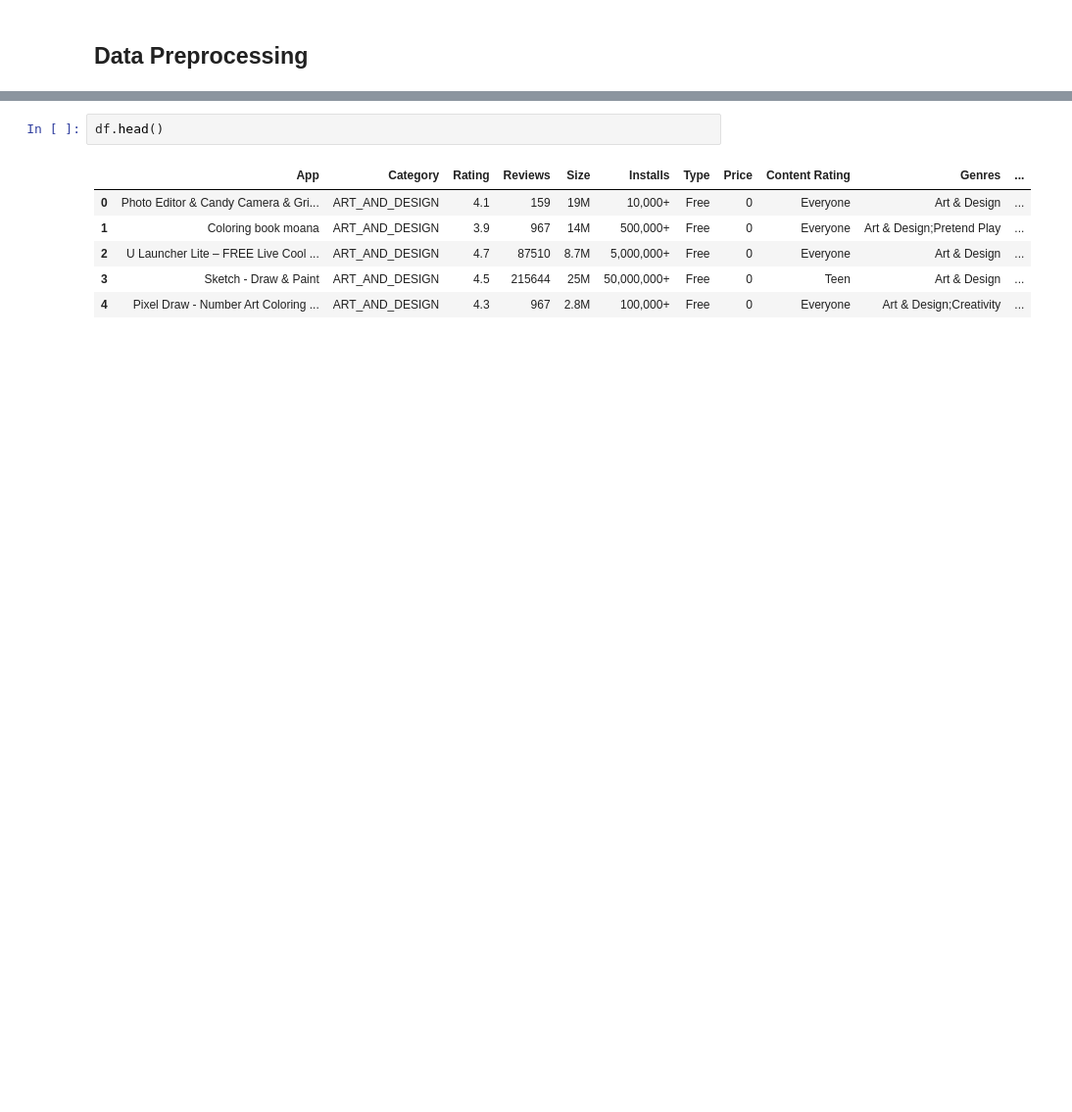
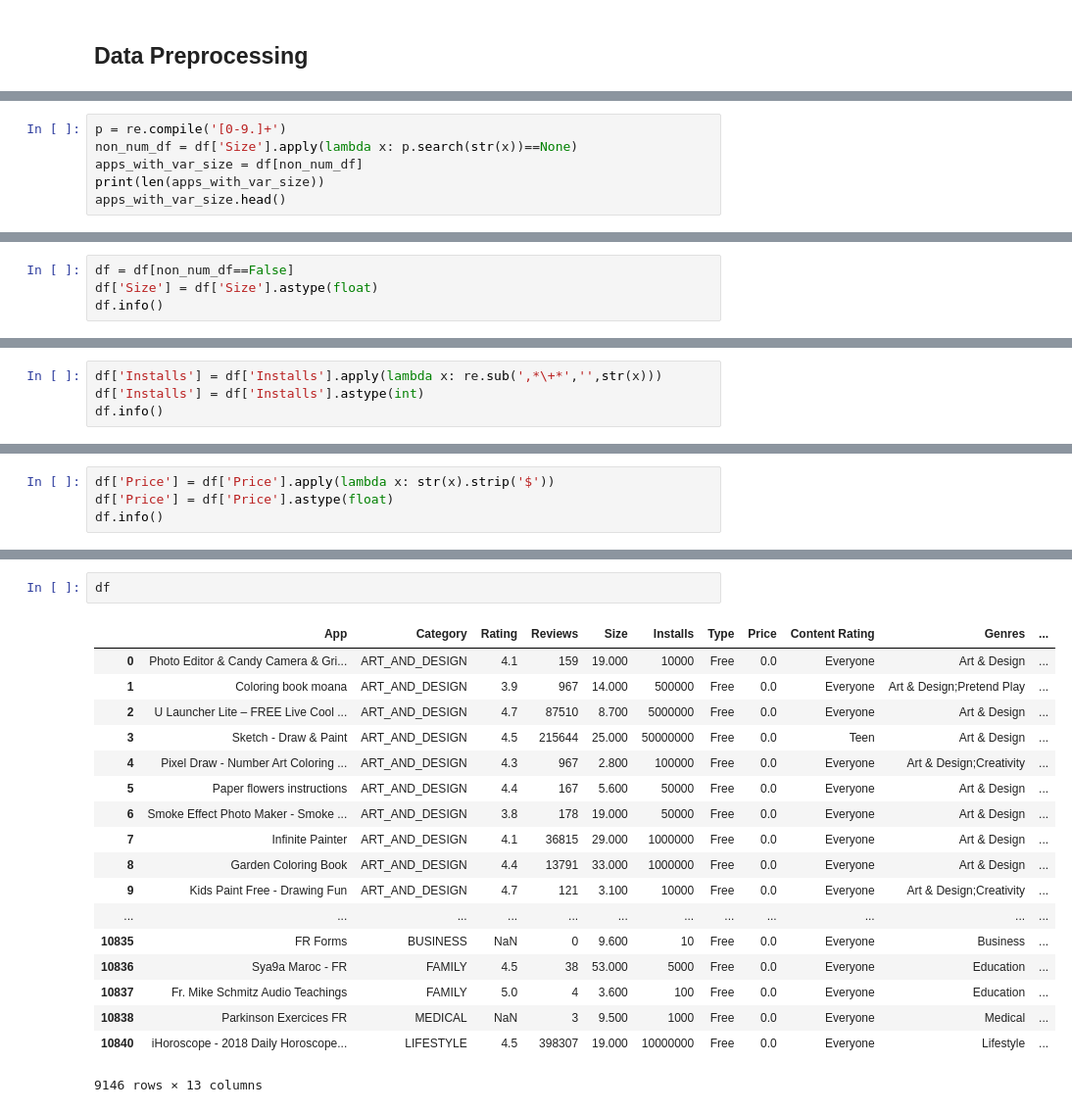
Before and after one commit to sherylwithans/potential-waddle, a Jupyter notebook: app_data_cleaning.ipynb, the cells around one changed output, grey strips where cells are left out. Shown at 98% size. Saved outputs shown, nothing was run; the diff lists cells and outputs as text; blank space fills up the shorter version.

```diff
--- a/app_data_cleaning.ipynb
+++ b/app_data_cleaning.ipynb
@@ -12,0 +127,6 @@ len(df)
+# %%
+p = re.compile('[0-9.]+')
+non_num_df = df['Size'].apply(lambda x: p.search(str(x))==None)
+apps_with_var_size = df[non_num_df]
+print(len(apps_with_var_size))
+apps_with_var_size.head()
@@ -12,0 +143,4 @@ len(df)
+# %%
+df = df[non_num_df==False]
+df['Size'] = df['Size'].astype(float)
+df.info()
@@ -12,0 +168,4 @@ len(df)
+# %%
+df['Installs'] = df['Installs'].apply(lambda x: re.sub(',*\+*','',str(x)))
+df['Installs'] = df['Installs'].astype(int)
+df.info()
@@ -12,0 +193,4 @@ len(df)
+# %%
+df['Price'] = df['Price'].apply(lambda x: str(x).strip('$'))
+df['Price'] = df['Price'].astype(float)
+df.info()
@@ -13,9 +216,21 @@ len(df)
 # %%
-df.head()
+df
 # %% [output]
 |  | App | Category | Rating | Reviews | Size | Installs | Type | Price | Content Rating | Genres | ... |
-| 0 | Photo Editor & Candy Camera & Gri... | ART_AND_DESIGN | 4.1 | 159 | 19M | 10,000+ | Free | 0 | Everyone | Art & Design | ... |
-| 1 | Coloring book moana | ART_AND_DESIGN | 3.9 | 967 | 14M | 500,000+ | Free | 0 | Everyone | Art & Design;Pretend Play | ... |
-| 2 | U Launcher Lite – FREE Live Cool ... | ART_AND_DESIGN | 4.7 | 87510 | 8.7M | 5,000,000+ | Free | 0 | Everyone | Art & Design | ... |
-| 3 | Sketch - Draw & Paint | ART_AND_DESIGN | 4.5 | 215644 | 25M | 50,000,000+ | Free | 0 | Teen | Art & Design | ... |
-| 4 | Pixel Draw - Number Art Coloring ... | ART_AND_DESIGN | 4.3 | 967 | 2.8M | 100,000+ | Free | 0 | Everyone | Art & Design;Creativity | ... |
+| 0 | Photo Editor & Candy Camera & Gri... | ART_AND_DESIGN | 4.1 | 159 | 19.000 | 10000 | Free | 0.0 | Everyone | Art & Design | ... |
+| 1 | Coloring book moana | ART_AND_DESIGN | 3.9 | 967 | 14.000 | 500000 | Free | 0.0 | Everyone | Art & Design;Pretend Play | ... |
+| 2 | U Launcher Lite – FREE Live Cool ... | ART_AND_DESIGN | 4.7 | 87510 | 8.700 | 5000000 | Free | 0.0 | Everyone | Art & Design | ... |
+| 3 | Sketch - Draw & Paint | ART_AND_DESIGN | 4.5 | 215644 | 25.000 | 50000000 | Free | 0.0 | Teen | Art & Design | ... |
+| 4 | Pixel Draw - Number Art Coloring ... | ART_AND_DESIGN | 4.3 | 967 | 2.800 | 100000 | Free | 0.0 | Everyone | Art & Design;Creativity | ... |
+| 5 | Paper flowers instructions | ART_AND_DESIGN | 4.4 | 167 | 5.600 | 50000 | Free | 0.0 | Everyone | Art & Design | ... |
+| 6 | Smoke Effect Photo Maker - Smoke ... | ART_AND_DESIGN | 3.8 | 178 | 19.000 | 50000 | Free | 0.0 | Everyone | Art & Design | ... |
+| 7 | Infinite Painter | ART_AND_DESIGN | 4.1 | 36815 | 29.000 | 1000000 | Free | 0.0 | Everyone | Art & Design | ... |
+| 8 | Garden Coloring Book | ART_AND_DESIGN | 4.4 | 13791 | 33.000 | 1000000 | Free | 0.0 | Everyone | Art & Design | ... |
+| 9 | Kids Paint Free - Drawing Fun | ART_AND_DESIGN | 4.7 | 121 | 3.100 | 10000 | Free | 0.0 | Everyone | Art & Design;Creativity | ... |
+| ... | ... | ... | ... | ... | ... | ... | ... | ... | ... | ... | ... |
+| 10835 | FR Forms | BUSINESS | NaN | 0 | 9.600 | 10 | Free | 0.0 | Everyone | Business | ... |
+| 10836 | Sya9a Maroc - FR | FAMILY | 4.5 | 38 | 53.000 | 5000 | Free | 0.0 | Everyone | Education | ... |
+| 10837 | Fr. Mike Schmitz Audio Teachings | FAMILY | 5.0 | 4 | 3.600 | 100 | Free | 0.0 | Everyone | Education | ... |
+| 10838 | Parkinson Exercices FR | MEDICAL | NaN | 3 | 9.500 | 1000 | Free | 0.0 | Everyone | Medical | ... |
+| 10840 | iHoroscope - 2018 Daily Horoscope... | LIFESTYLE | 4.5 | 398307 | 19.000 | 10000000 | Free | 0.0 | Everyone | Lifestyle | ... |
+9146 rows × 13 columns
```
Also changed, not shown: parts of 31 cells of this notebook.
